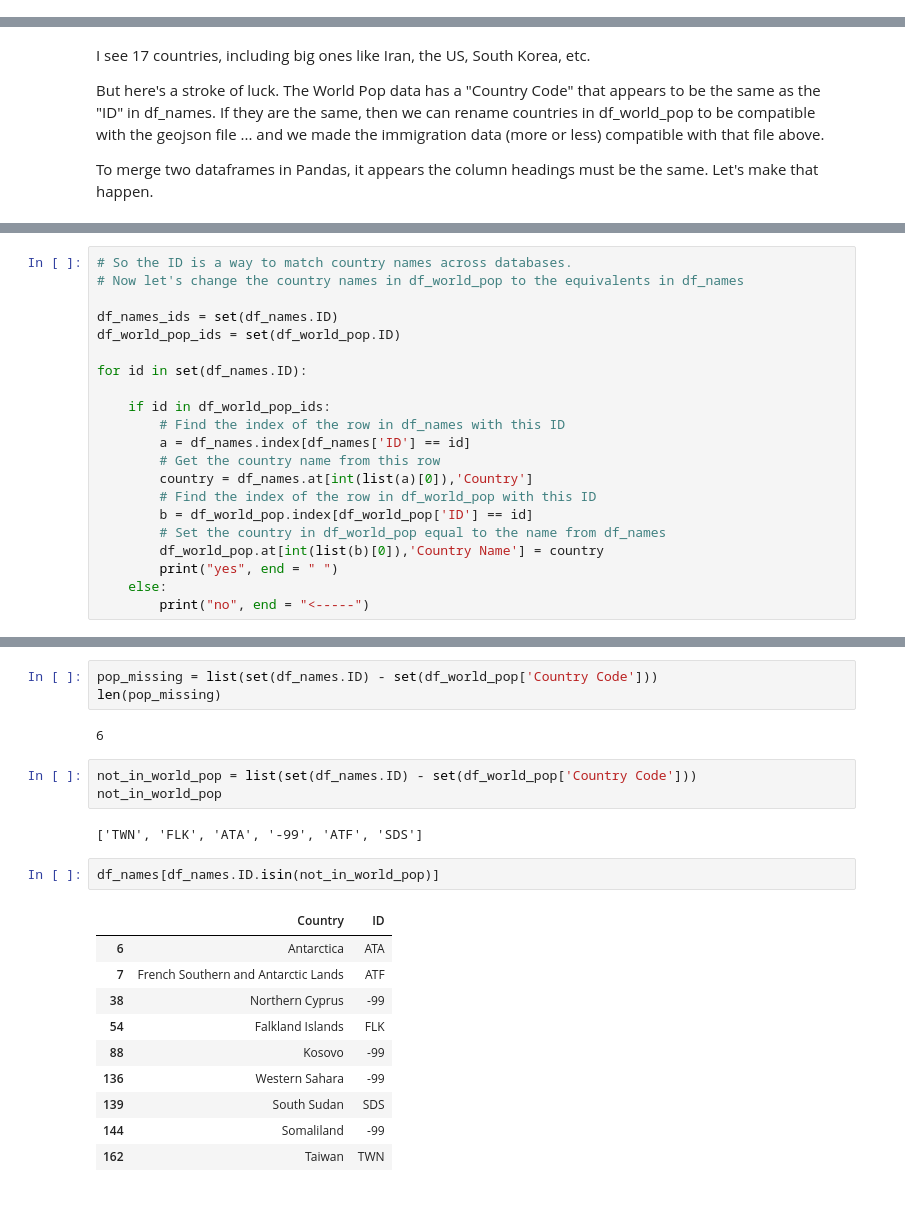
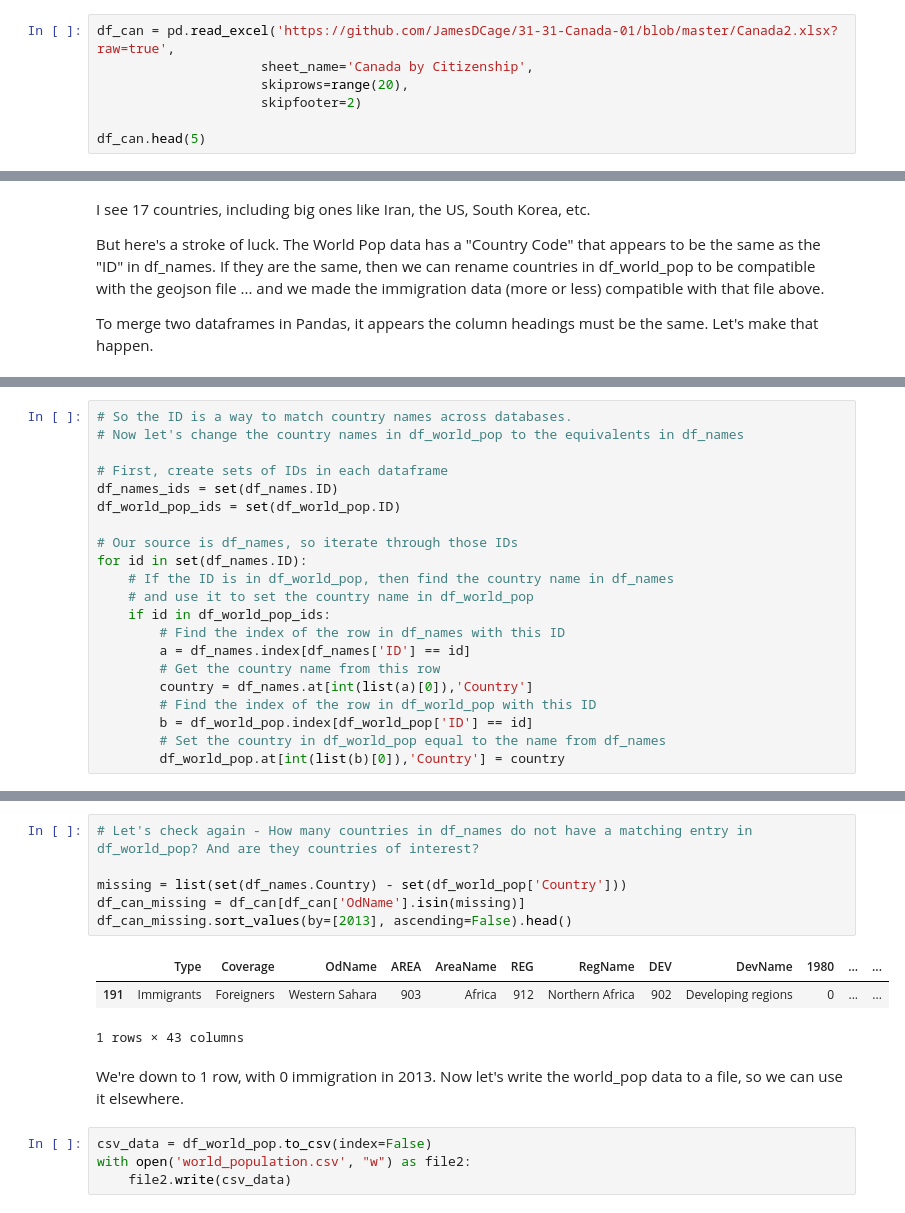
Before and after one commit to JamesDCage/31-31-Canada-01, a Jupyter notebook: Clean world_countries.json.ipynb, the cells around one changed output, grey strips where cells are left out. Saved outputs shown, nothing was run; the diff lists cells and outputs as text.

Commit message:
Completed Clean_world_countries, generated CSV file with world pop data

```diff
--- a/Clean world_countries.json.ipynb
+++ b/Clean world_countries.json.ipynb
@@ -145,0 +156,7 @@ I saved the updated spreadsheet as 'Canada2.xlsx'
+# %%
+df_can = pd.read_excel('https://github.com/JamesDCage/31-31-Canada-01/blob/master/Canada2.xlsx?raw=true',
+                     sheet_name='Canada by Citizenship',
+                     skiprows=range(20),
+                     skipfooter=2)
+
+df_can.head(5)
@@ -234,11 +246,14 @@ pd.merge(df_world_pop, df_names, on='ID')[['Country Name', 'Country']]
 # So the ID is a way to match country names across databases.
 # Now let's change the country names in df_world_pop to the equivalents in df_names
 
+# First, create sets of IDs in each dataframe
 df_names_ids = set(df_names.ID)
 df_world_pop_ids = set(df_world_pop.ID)
 
+# Our source is df_names, so iterate through those IDs
 for id in set(df_names.ID):
-
+    # If the ID is in df_world_pop, then find the country name in df_names
+    # and use it to set the country name in df_world_pop
     if id in df_world_pop_ids:
         # Find the index of the row in df_names with this ID
         a = df_names.index[df_names['ID'] == id]
@@ -247,7 +262,4 @@ for id in set(df_names.ID):
         # Find the index of the row in df_world_pop with this ID
         b = df_world_pop.index[df_world_pop['ID'] == id]
         # Set the country in df_world_pop equal to the name from df_names
-        df_world_pop.at[int(list(b)[0]),'Country Name'] = country
-        print("yes", end = " ")
-    else:
-        print("no", end = "<-----")
+        df_world_pop.at[int(list(b)[0]),'Country'] = country
@@ -323,23 +266,16 @@ df_names.head()
-# %%
-pop_missing = list(set(df_names.ID) - set(df_world_pop['Country Code']))
-len(pop_missing)
-# %% [output]
-6
-# %%
-not_in_world_pop = list(set(df_names.ID) - set(df_world_pop['Country Code']))
-not_in_world_pop
-# %% [output]
-['TWN', 'FLK', 'ATA', '-99', 'ATF', 'SDS']
-# %%
-df_names[df_names.ID.isin(not_in_world_pop)]
-# %% [output]
-|  | Country | ID |
-| 6 | Antarctica | ATA |
-| 7 | French Southern and Antarctic Lands | ATF |
-| 38 | Northern Cyprus | -99 |
-| 54 | Falkland Islands | FLK |
-| 88 | Kosovo | -99 |
-| 136 | Western Sahara | -99 |
-| 139 | South Sudan | SDS |
-| 144 | Somaliland | -99 |
-| 162 | Taiwan | TWN |
+# %%
+# Let's check again - How many countries in df_names do not have a matching entry in df_world_pop? And are they countries of interest?
+
+missing = list(set(df_names.Country) - set(df_world_pop['Country']))
+df_can_missing = df_can[df_can['OdName'].isin(missing)]
+df_can_missing.sort_values(by=[2013], ascending=False).head()
+# %% [output]
+|  | Type | Coverage | OdName | AREA | AreaName | REG | RegName | DEV | DevName | 1980 | ... | ... |
+| 191 | Immigrants | Foreigners | Western Sahara | 903 | Africa | 912 | Northern Africa | 902 | Developing regions | 0 | ... | ... |
+1 rows × 43 columns
+# %% [markdown]
+We're down to 1 row, with 0 immigration in 2013. Now let's write the world_pop data to a file, so we can use it elsewhere.
+# %%
+csv_data = df_world_pop.to_csv(index=False)
+with open('world_population.csv', "w") as file2:
+    file2.write(csv_data)
```
Also changed, not shown: parts of 19 cells of this notebook, 1 other file.
